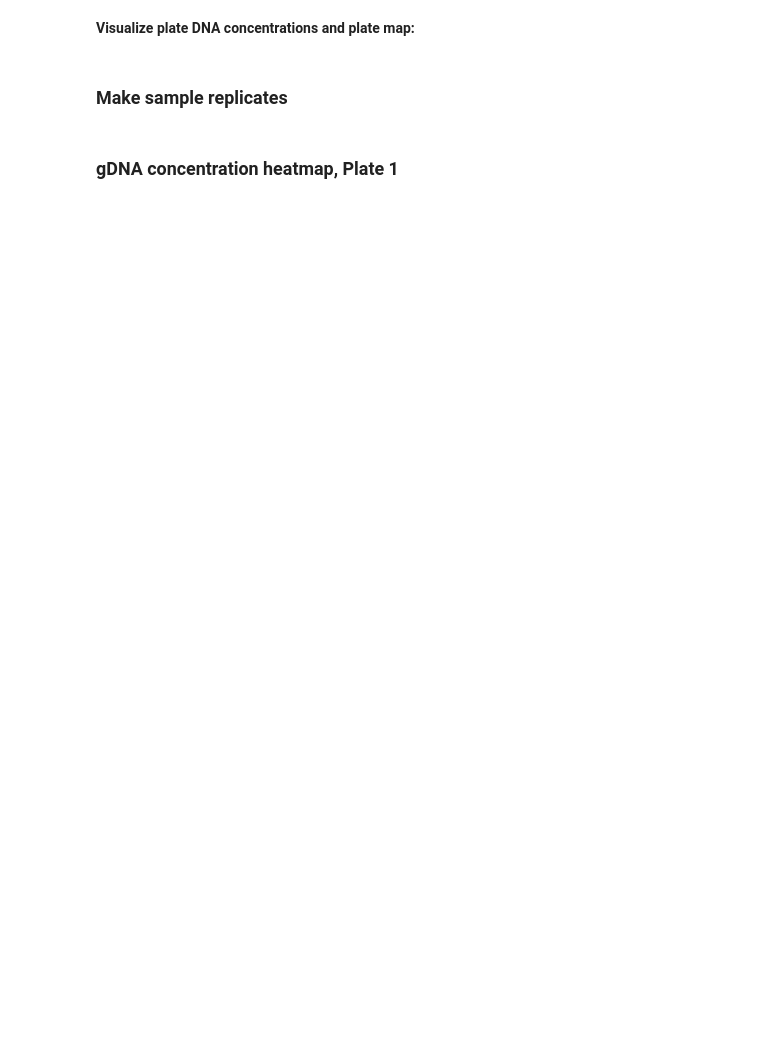
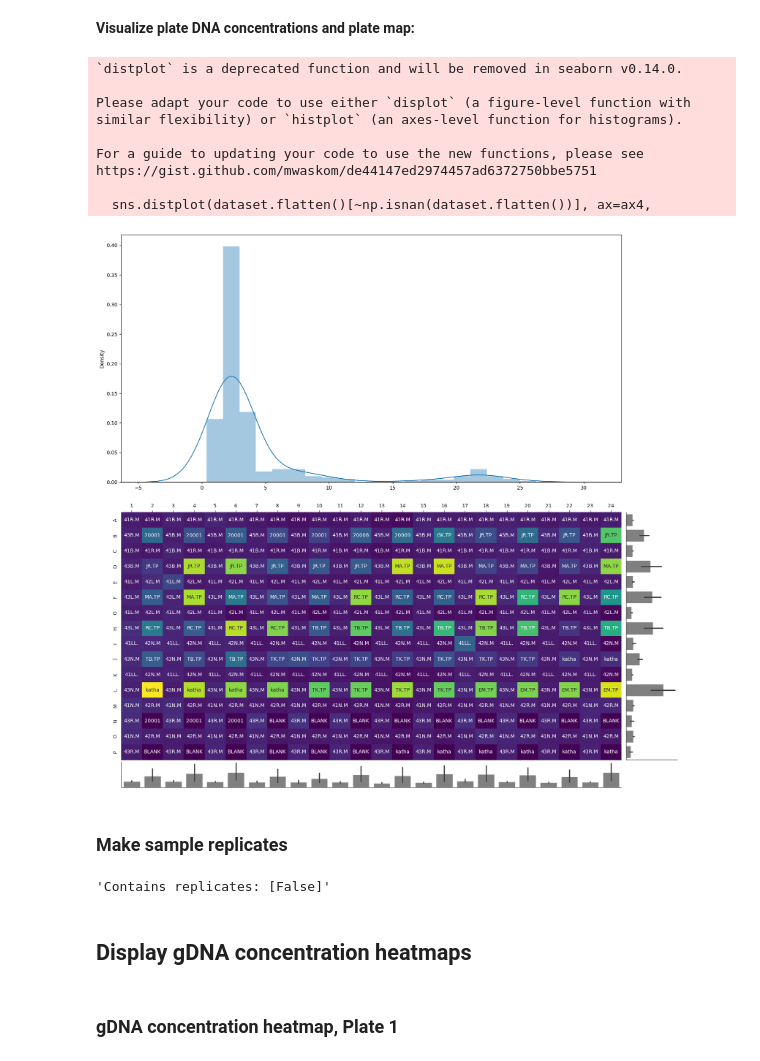
Before and after one commit to AmandaBirmingham/fork_metagenomics_pooling_notebook, a Jupyter notebook: notebooks/matrix_tube_pipeline_seqcount_norm.ipynb, the cells around one changed output. Saved outputs shown, nothing was run; the diff lists cells and outputs as text; code cells hidden in the pictures; blank space fills up the shorter version.

```diff
--- a/notebooks/matrix_tube_pipeline_seqcount_norm.ipynb
+++ b/notebooks/matrix_tube_pipeline_seqcount_norm.ipynb
@@ -108,6 +199,8 @@ sample_accession_df = join_dfs_from_files(
 ## Step 2: Read in the sample info from Qiita
 # %%
 # read in the qiita metadata files
-qiita_metadata_fps = get_studies_attr_list('qiita_metadata_fp')
+qiita_metadata_fps = get_studies_attr_list(studies_info, 'qiita_metadata_fp')
 metadata_df = join_dfs_from_files(
-    qiita_metadata_fps, accession_dtypes)
+    qiita_metadata_fps, [G_SAMPLE_NAME, G_QIITA_STUDY_ID],
+    [G_TUBE_ID], [G_SAMPLE_NAME])
+metadata_df.shape
@@ -114,27 +208,0 @@ metadata_df = join_dfs_from_files(
-# %%
-G_QIITA_STUDY_ID = 'qiita_study_id'
-# I'm pretty sure that actually 'Project Abbreviation' isn't used in *shotgun*
-# processing, but I'm not 100% sure, so I'm leaving it in for now.
-# AFAICT, it is used for 16S, to name blanks and katharoseq controls ...
-# in that case it should really be Plate Abbreviation if more than one project
-# is allowed on a plate ...
-G_PROJECT_COLS = ['Project Name', 'Project Abbreviation']
-
-# add the Project Name and Project Abbreviation to the metadata_df
-project_df = pd.DataFrame(g_studies_info)
-# merge the project info with the sample-level metadata_df
-# on the qiita_study_id; if there are any qiita_study_ids in the
-# metadata_df that aren't in the project_df, throw an error
-if not metadata_df[G_QIITA_STUDY_ID].isin(project_df[G_QIITA_STUDY_ID]).all():
-    raise ValueError(f'Some {G_QIITA_STUDY_ID} values in the sample metadata '
-                     f'are not in the project info.')
-metadata_df = pd.merge(metadata_df, project_df, on=G_QIITA_STUDY_ID)
-
-# now add the project name and abbreviation to the sample_accession_df
-# by merging on the sample_name
-if not sample_accession_df[G_SAMPLE_NAME].isin(metadata_df[G_SAMPLE_NAME]).all():
-    raise ValueError(f'Some {G_SAMPLE_NAME} values in the sample accession '
-                     f'files are not in the qiita metadata.')
-merge_cols = [G_SAMPLE_NAME] + G_PROJECT_COLS
-sample_accession_df = pd.merge(
-    sample_accession_df, metadata_df[merge_cols], on=G_SAMPLE_NAME)
@@ -140,0 +220,4 @@ sample_accession_df = pd.merge(
+# %%
+extended_sample_accession_df = extend_sample_accession_df(
+    sample_accession_df, studies_info, metadata_df)
+extended_sample_accession_df.head()
@@ -245,6 +233,7 @@ compression_layout = [
 # %%
 well_col='Well'
-plate_df = compress_plates(compression_layout,sample_accession_df,well_col=well_col)
+plate_df = compress_plates(extended_compression_layout,
+                           extended_sample_accession_df, well_col=well_col)
 # %%
 blanks_dir = './test_data/BLANKS'
 katharoseq_dir = './test_data/katharoseq'
@@ -295,16 +303,28 @@ else:
 # %% [markdown]
 **Visualize plate DNA concentrations and plate map:**
 # %%
-# get DNA concentratin information
-dna_concs = make_2D_array(plate_df, data_col='Sample DNA Concentration', well_col=well_col).astype(float)
+# get DNA concentration information
+dna_concs = make_2D_array(plate_df, data_col='Sample DNA Concentration',
+                          well_col=well_col).astype(float)
 
 # get information for annotation
 names = make_2D_array(plate_df, data_col='Sample', well_col=well_col)
 
 plot_plate_vals(dna_concs,
                 annot_str=names,
                 color_map='viridis',
                 annot_fmt='.5s')
+# %% [output]
+`distplot` is a deprecated function and will be removed in seaborn v0.14.0.
+
+Please adapt your code to use either `displot` (a figure-level function with
+similar flexibility) or `histplot` (an axes-level function for histograms).
+
+For a guide to updating your code to use the new functions, please see
+https://gist.github.com/mwaskom/de44147ed2974457ad6372750bbe5751
+
+  sns.distplot(dataset.flatten()[~np.isnan(dataset.flatten())], ax=ax4,
+[figure, added]
 # %% [markdown]
 ### Make sample replicates
 # %%
@@ -317,6 +337,8 @@ plot_plate_vals(dna_concs,
 
 # initialize a new PlateReplication object to manage metadata, conversions, and more for you.
 # initialize w/preferred well_col.
+# TODO: watch out!  global well_col variable is *redefined* here, then used
+#  throughout in this cell and below!
 well_col = 'Library Well'
 pr = PlateReplication(well_col)
 
@@ -327,7 +349,7 @@ plate_df = pr.make_replicates(plate_df, replicates=None, overwrite=True)
 #replicates overlapping sample_wells for other samples shuld raise warning, but will be allowed
 if 'True' in plate_df['contains_replicates'].unique():
     plate_df['contains_replicates'] = True
-    # get DNA concentratin information
+    # get DNA concentration information
     dna_concs = make_2D_array(plate_df, data_col='Sample DNA Concentration', well_col=well_col).astype(float)
 
     # get information for annotation
@@ -339,6 +361,13 @@ if 'True' in plate_df['contains_replicates'].unique():
                 annot_fmt='.6s')
 else:
     plate_df['contains_replicates'] = False
+
+# show whether this plate contains replicates or not
+f"Contains replicates: {plate_df['contains_replicates'].unique()}"
+# %% [output]
+'Contains replicates: [False]'
+# %% [markdown]
+## Display gDNA concentration heatmaps
 # %%
 # Make mask arrays for even and odd rows and columns
 
```
Also changed, not shown: parts of 74 cells of this notebook, 3 other files.
